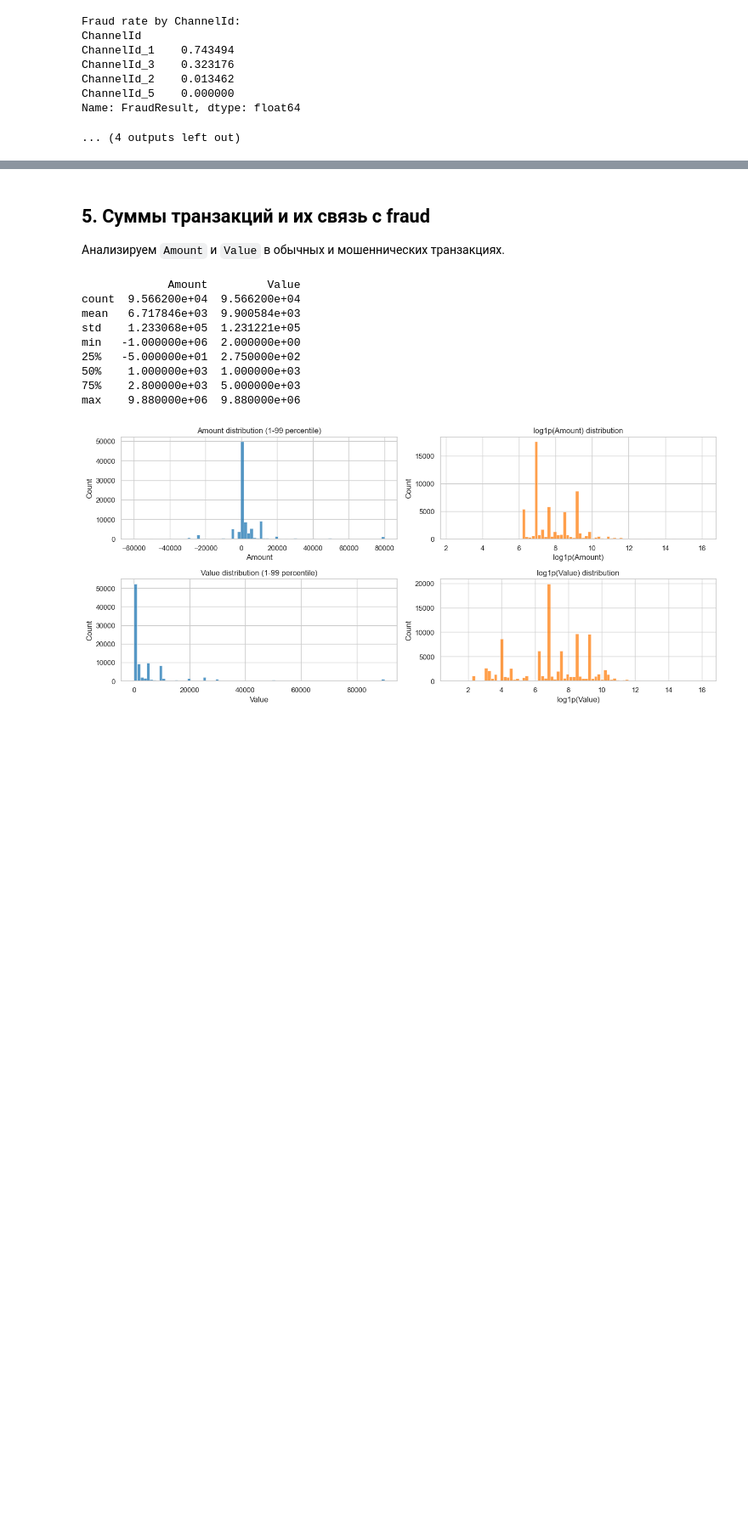
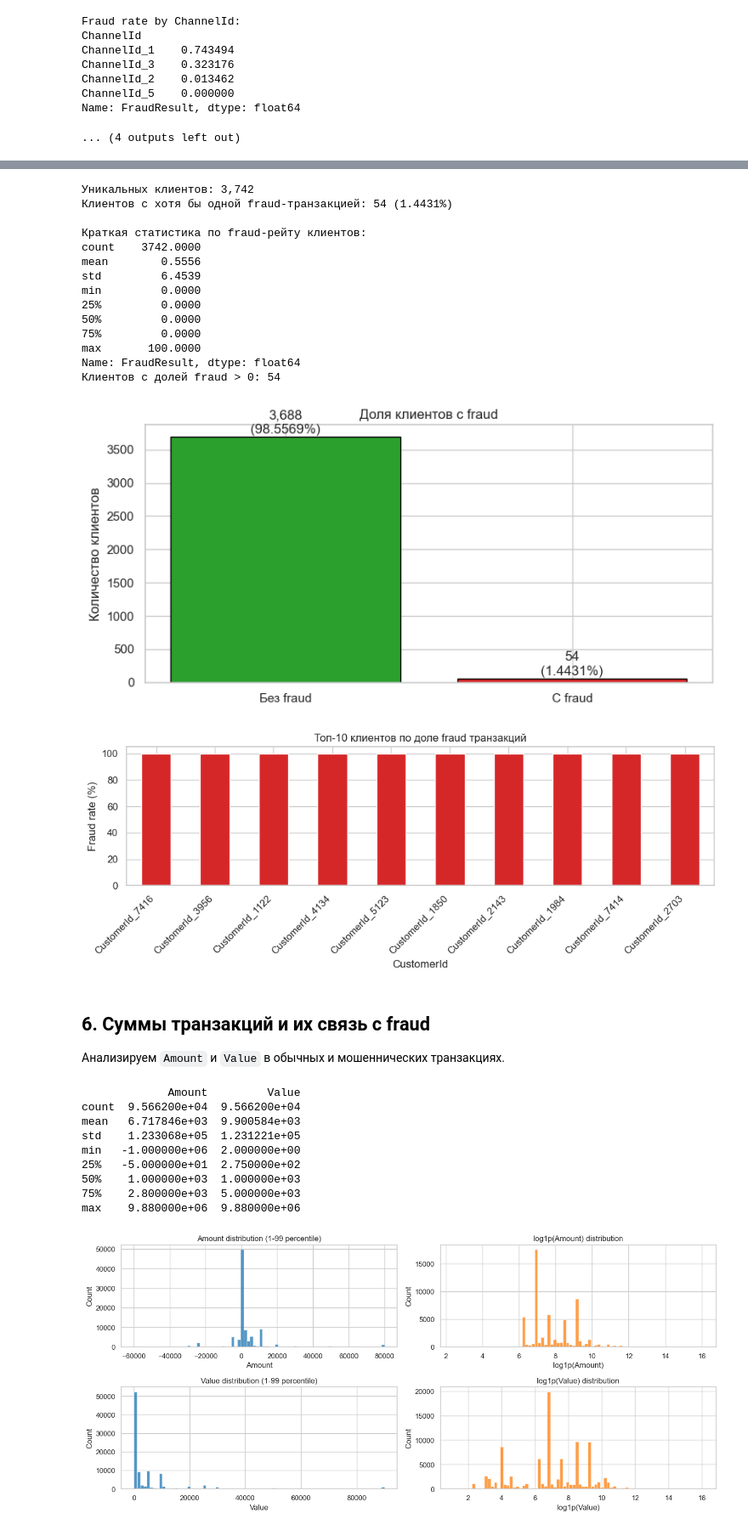
Before and after one commit to 1gfgh/fraud_detection, a Jupyter notebook: EDA/EDA.ipynb, the cells around one changed output, grey strips where cells are left out. Shown at 85% size. Cells and saved outputs as stored; diff of their text form; code cells hidden in the pictures; blank space fills up the shorter version.

Commit message:
made distribution by customers

```diff
--- a/EDA/EDA.ipynb
+++ b/EDA/EDA.ipynb
@@ -218,5 +222,55 @@ Name: FraudResult, dtype: float64
+# %%
+customer_count = df['CustomerId'].nunique()
+fraud_customers = df[df['FraudResult'] == 1]['CustomerId'].nunique()
+fraud_customer_share = fraud_customers / customer_count * 100
+
+print(f'Уникальных клиентов: {customer_count:,}')
+print(f'Клиентов с хотя бы одной fraud-транзакцией: {fraud_customers:,} ({fraud_customer_share:.4f}%)')
+
+customer_fraud_rate = df.groupby('CustomerId')['FraudResult'].mean() * 100
+print('\nКраткая статистика по fraud-рейту клиентов:')
+print(customer_fraud_rate.describe().round(4))
+
+fraud_customer_count = (customer_fraud_rate > 0).sum()
+print(f'Клиентов с долей fraud > 0: {fraud_customer_count:,}')
+
+plt.figure(figsize=(8, 4))
+plt.bar(['Без fraud', 'С fraud'], [customer_count - fraud_customers, fraud_customers], color=['tab:green', 'tab:red'], edgecolor='black')
+plt.title('Доля клиентов с fraud')
+plt.ylabel('Количество клиентов')
+for i, val in enumerate([customer_count - fraud_customers, fraud_customers]):
+    plt.text(i, val + customer_count * 0.005, f'{val:,}\n({val / customer_count * 100:.4f}%)', ha='center', va='bottom')
+plt.xticks(rotation=0)
+plt.tight_layout()
+plt.show()
+
+plt.figure(figsize=(10, 4))
+customer_fraud_rate.sort_values(ascending=False).head(10).plot(kind='bar', color='tab:red')
+plt.title('Топ-10 клиентов по доле fraud транзакций')
+plt.xlabel('CustomerId')
+plt.ylabel('Fraud rate (%)')
+plt.xticks(rotation=45, ha='right')
+plt.tight_layout()
+plt.show()
+# %% [output]
+Уникальных клиентов: 3,742
+Клиентов с хотя бы одной fraud-транзакцией: 54 (1.4431%)
+
+Краткая статистика по fraud-рейту клиентов:
+count    3742.0000
+mean        0.5556
+std         6.4539
+min         0.0000
+25%         0.0000
+50%         0.0000
+75%         0.0000
+max       100.0000
+Name: FraudResult, dtype: float64
+Клиентов с долей fraud > 0: 54
+[figure, added]
+[figure, added]
 # %% [markdown]
-## 5. Суммы транзакций и их связь с fraud
+## 6. Суммы транзакций и их связь с fraud
 
 Анализируем `Amount` и `Value` в обычных и мошеннических транзакциях.
 # %%
```
Also changed, not shown: parts of 4 cells of this notebook.
